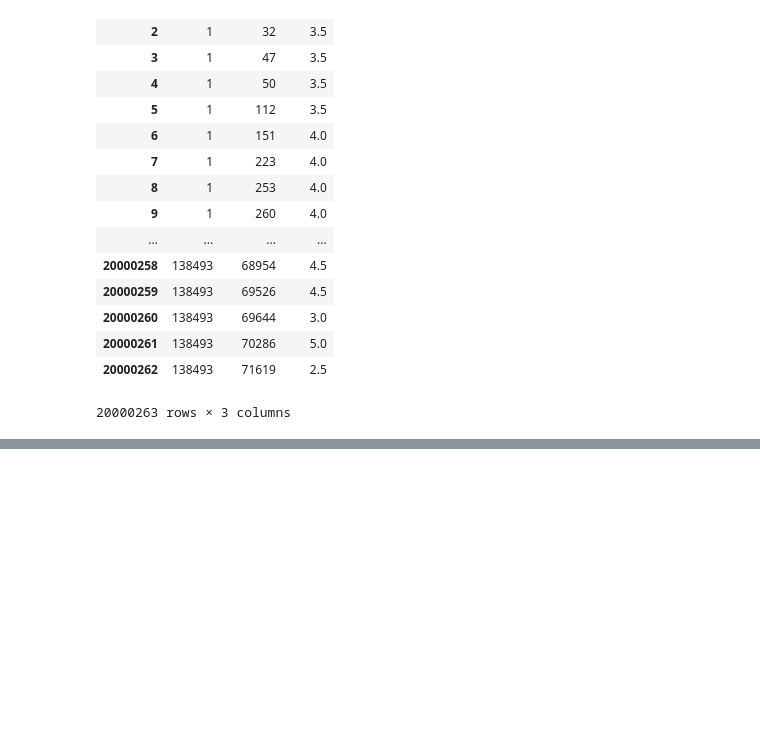
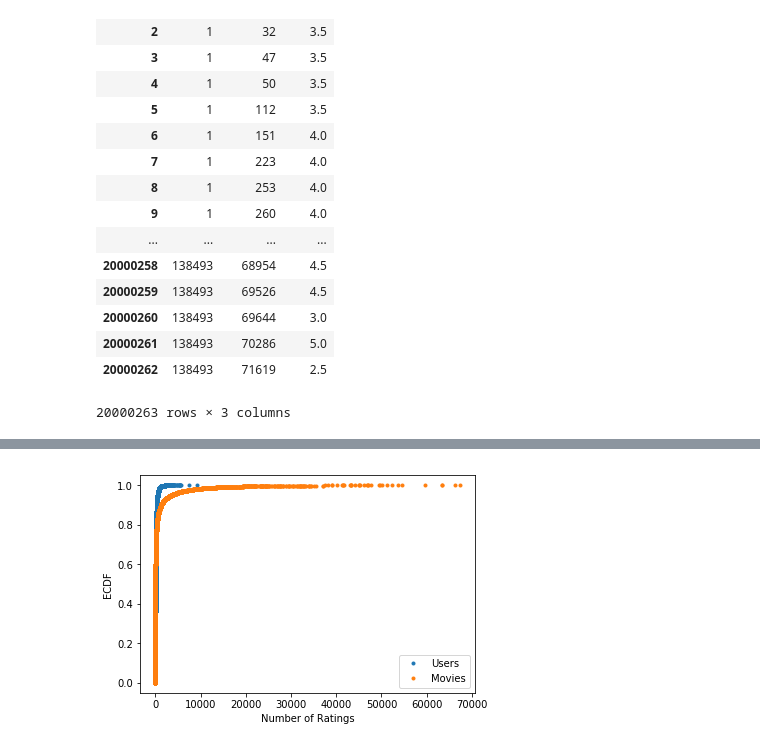
Before and after one commit to amanneox/RecommenderML, a Jupyter notebook: Notebooks/cleaning.ipynb, the cells around one changed output, grey strips where cells are left out. Cells and saved outputs as stored; diff of their text form; code cells hidden in the pictures; blank space fills up the shorter version.

```diff
--- a/Notebooks/cleaning.ipynb
+++ b/Notebooks/cleaning.ipynb
@@ -69,0 +91,18 @@ df.dropna()
+# %%
+import numpy as np
+
+# ECDF plot
+#
+
+user_counts = df['userId'].value_counts(ascending=True)
+user_counts.index = np.arange(len(user_counts)) / len(user_counts)
+plt.plot(user_counts, user_counts.index, '.', label='Users')
+movie_counts = df['movieId'].value_counts(ascending=True)
+movie_counts.index = np.arange(len(movie_counts)) / len(movie_counts)
+plt.plot(movie_counts, movie_counts.index, '.', label='Movies')
+plt.xlabel('Number of Ratings')
+plt.ylabel('ECDF')
+plt.legend()
+plt.show()
+# %% [output]
+[figure, added]
```
Also changed, not shown: parts of 3 cells of this notebook, 1 other file.
